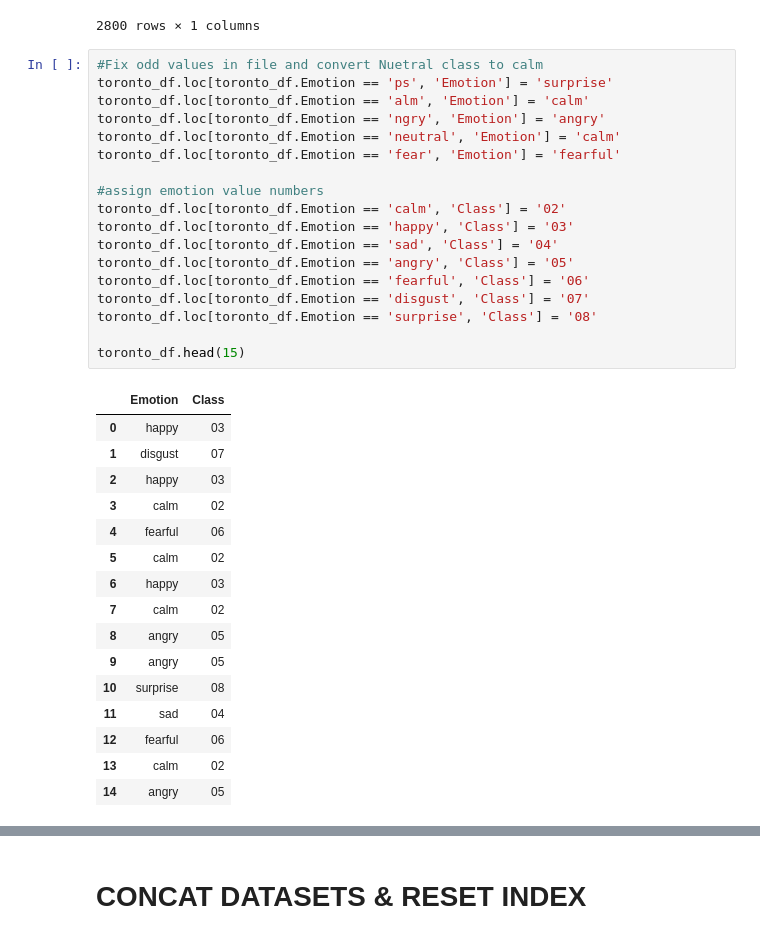
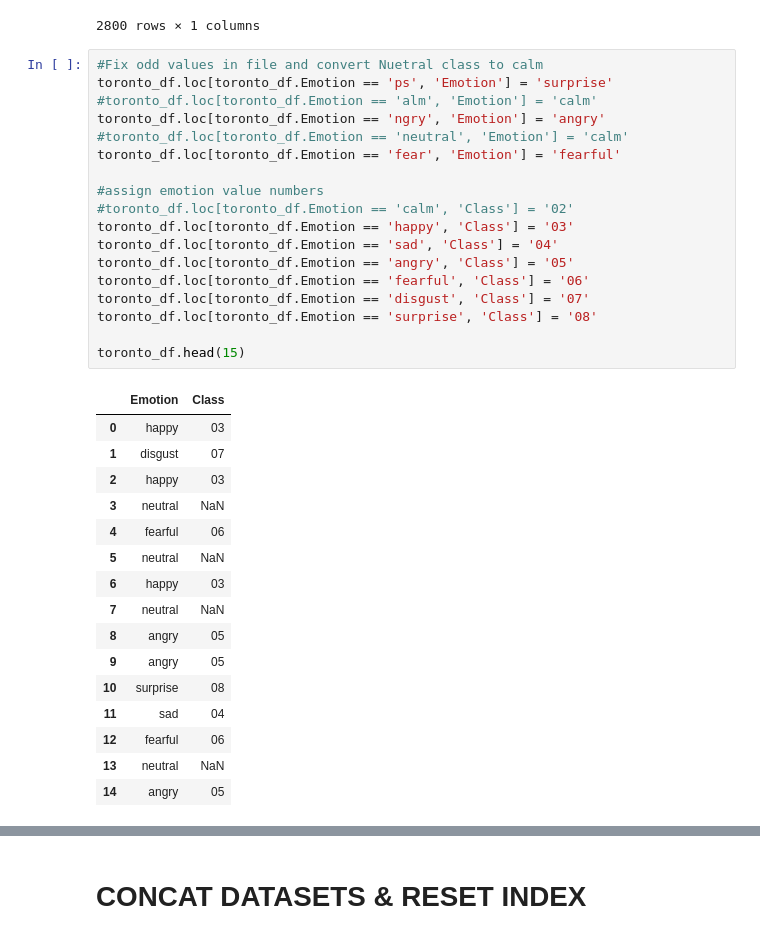
Before and after one commit to timsamson/audible_emotion_recognition, a Jupyter notebook: data_prep/data_prep.ipynb, the cells around one changed output, grey strips where cells are left out. Drawn from its saved outputs; the diff is of its cells as text.

```diff
--- a/data_prep/data_prep.ipynb
+++ b/data_prep/data_prep.ipynb
@@ -199,37 +215,37 @@ toronto_df
 # %%
 #Fix odd values in file and convert Nuetral class to calm
 toronto_df.loc[toronto_df.Emotion == 'ps', 'Emotion'] = 'surprise'
-toronto_df.loc[toronto_df.Emotion == 'alm', 'Emotion'] = 'calm'
+#toronto_df.loc[toronto_df.Emotion == 'alm', 'Emotion'] = 'calm'
 toronto_df.loc[toronto_df.Emotion == 'ngry', 'Emotion'] = 'angry'
-toronto_df.loc[toronto_df.Emotion == 'neutral', 'Emotion'] = 'calm'
+#toronto_df.loc[toronto_df.Emotion == 'neutral', 'Emotion'] = 'calm'
 toronto_df.loc[toronto_df.Emotion == 'fear', 'Emotion'] = 'fearful'
 
 #assign emotion value numbers
-toronto_df.loc[toronto_df.Emotion == 'calm', 'Class'] = '02'
+#toronto_df.loc[toronto_df.Emotion == 'calm', 'Class'] = '02'
 toronto_df.loc[toronto_df.Emotion == 'happy', 'Class'] = '03'
 toronto_df.loc[toronto_df.Emotion == 'sad', 'Class'] = '04'
 toronto_df.loc[toronto_df.Emotion == 'angry', 'Class'] = '05'
 toronto_df.loc[toronto_df.Emotion == 'fearful', 'Class'] = '06'
 toronto_df.loc[toronto_df.Emotion == 'disgust', 'Class'] = '07'
 toronto_df.loc[toronto_df.Emotion == 'surprise', 'Class'] = '08'
 
 toronto_df.head(15)
 # %% [output]
 |  | Emotion | Class |
 | 0 | happy | 03 |
 | 1 | disgust | 07 |
 | 2 | happy | 03 |
-| 3 | calm | 02 |
+| 3 | neutral | NaN |
 | 4 | fearful | 06 |
-| 5 | calm | 02 |
+| 5 | neutral | NaN |
 | 6 | happy | 03 |
-| 7 | calm | 02 |
+| 7 | neutral | NaN |
 | 8 | angry | 05 |
 | 9 | angry | 05 |
 | 10 | surprise | 08 |
 | 11 | sad | 04 |
 | 12 | fearful | 06 |
-| 13 | calm | 02 |
+| 13 | neutral | NaN |
 | 14 | angry | 05 |
 # %%
 #merge data frame and export CSV
```
Also changed, not shown: parts of 16 cells of this notebook, 10 other files.
